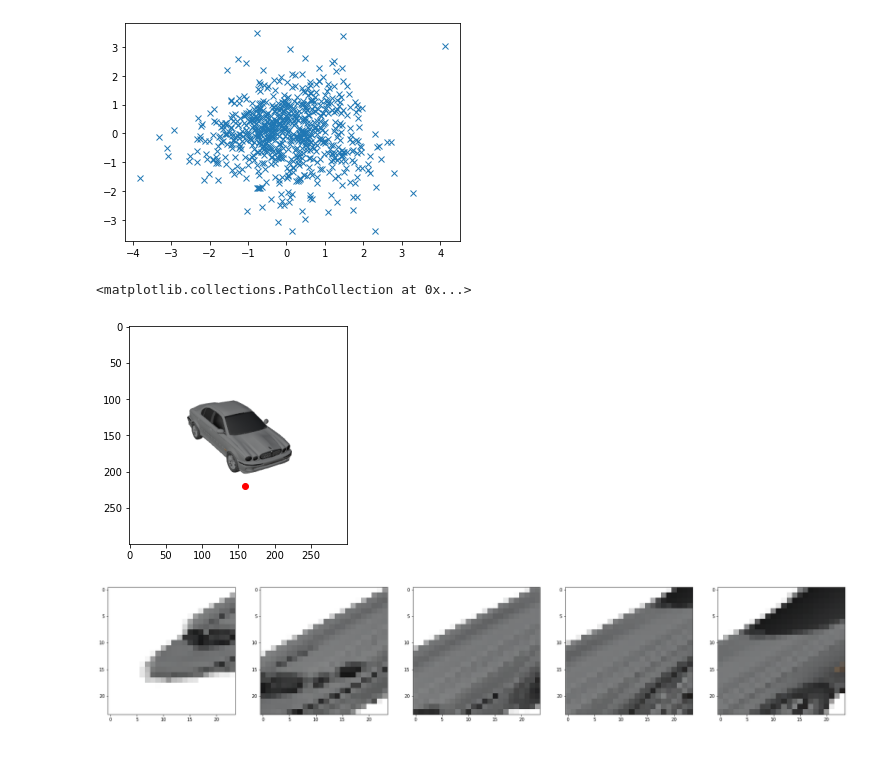
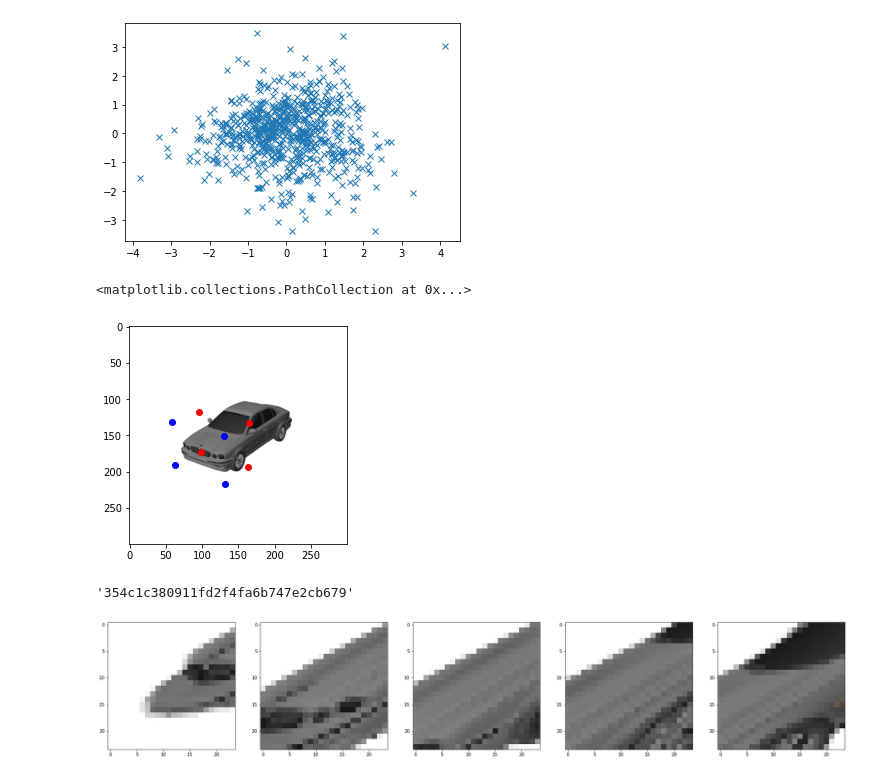
Before and after one commit to lcordey/codePDM, a Jupyter notebook: least_old_img2sdf_code/test.ipynb, the cells around one changed output. Saved outputs shown, nothing was run; the diff lists cells and outputs as text; code cells hidden in the pictures.

```diff
--- a/least_old_img2sdf_code/test.ipynb
+++ b/least_old_img2sdf_code/test.ipynb
@@ -443,16 +443,18 @@ def convert_w2c(matrix_world_to_camera, frame, point):
 
     return np.array([x,y,z])
 
-ANNOTATIONS_PATH = "../../image2sdf/input_images/annotations.pkl"
-MATRIX_PATH = "../../image2sdf/input_images/matrix_w2c.pkl"
-IMAGES_PATH = "../../image2sdf/input_images/images/"
+ANNOTATIONS_PATH = "../../least_old_image2sdf/input_images/annotations.pkl"
+MATRIX_PATH = "../../least_old_image2sdf/input_images/matrix_w2c.pkl"
+IMAGES_PATH = "../../least_old_image2sdf/input_images/images/"
 annotations_file = open(ANNOTATIONS_PATH, "rb")
 matrix_file = open(MATRIX_PATH, "rb")
 annotations = pickle.load(annotations_file)
 matrix_world_to_camera = pickle.load(matrix_file)
 
 scene_id = list(annotations.keys())[0]
-image_id = 5
+
+image_id = 75
+
 image_pth = IMAGES_PATH + scene_id + '/' + str(image_id) + '.png'
 im = imageio.imread(image_pth)
 loc_2d = annotations[scene_id][image_id]['2d'].copy()
@@ -486,22 +488,27 @@ loc_mid_2d[:,:,1] = loc_mid_2d[:,:,1] * 300
 # %%
 plt.figure()
 plt.imshow(im)
 # plt.scatter(x = loc_2d[3,0], y = loc_2d[3,1], c = 'r')
 # plt.scatter(x = loc_2d[2,0], y = loc_2d[2,1], c = 'g')
 # plt.scatter(x = loc_2d[6,0], y = loc_2d[6,1], c = 'b')
 # plt.scatter(x = loc_2d[7,0], y = loc_2d[7,1], c = 'k')
 
 interp = 0
 # plt.scatter(x = loc_2d[4:,0], y = loc_2d[4:,1], c = 'g')
 # plt.scatter(x = loc_2d[:,0], y = loc_2d[:,1], c = 'b')
-plt.scatter(x = loc_mid_2d[interp,0,0], y = loc_mid_2d[interp,0,1], c = 'r')
+plt.scatter(x = loc_mid_2d[0,:,0], y = loc_mid_2d[0,:,1], c = 'b')
+# plt.scatter(x = loc_mid_2d[-1,:,0], y = loc_mid_2d[-1,:,1], c = 'b')
 # plt.scatter(x = loc_mid_2d[interp + 1,:,0], y = loc_mid_2d[interp + 1,:,1], c = 'g')
 # plt.scatter(x = loc_mid_2d[interp + 2,:,0], y = loc_mid_2d[interp + 2,:,1], c = 'b')
 # plt.scatter(x = loc_mid_2d[interp + 3,:,0], y = loc_mid_2d[interp + 3,:,1], c = 'k')
-# plt.scatter(x = loc_mid_2d[interp + 4,:,0], y = loc_mid_2d[interp + 4,:,1], c = 'r')
+plt.scatter(x = loc_mid_2d[interp + 4,:,0], y = loc_mid_2d[interp + 4,:,1], c = 'r')
 # %% [output]
 <matplotlib.collections.PathCollection at 0x...>
-[figure, old version]
+[figure, new version]
+# %%
+scene_id
+# %% [output]
+'354c1c380911fd2f4fa6b747e2cb679'
 # %%
 height, width = 24, 24
 
```
Also changed, not shown: 21 other files.
